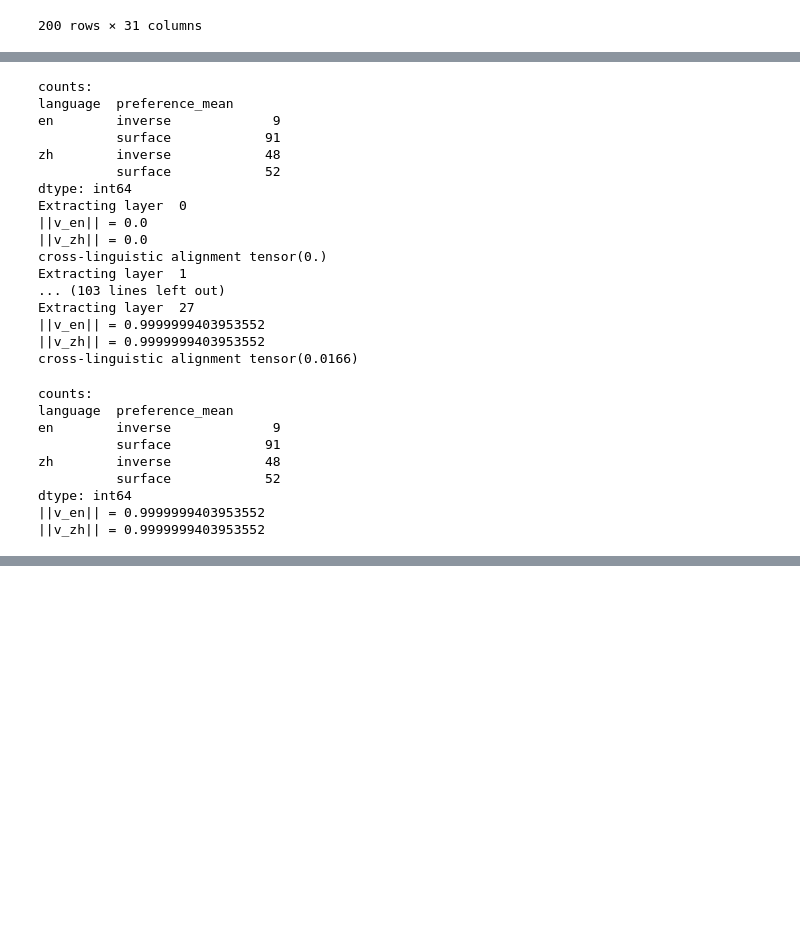
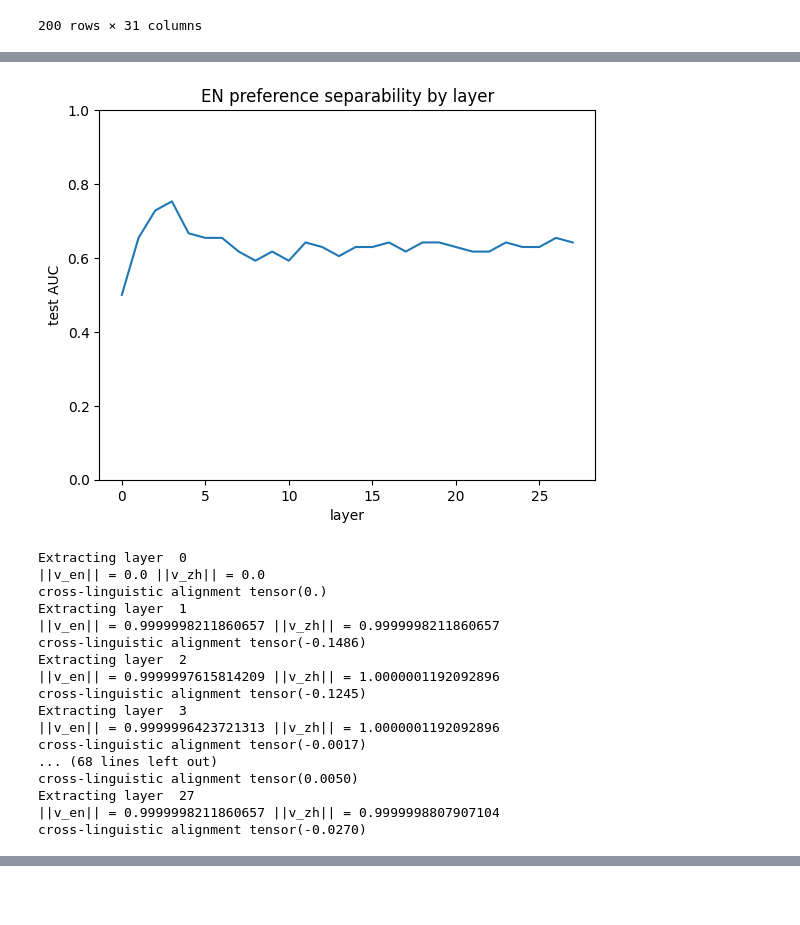
Before and after one commit to Ky-Ng/multilingual-semantics-probe, a Jupyter notebook: steering_vector.ipynb, the cells around one changed output, grey strips where cells are left out. Cells and saved outputs as stored; diff of their text form; code cells hidden in the pictures; blank space fills up the shorter version.

```diff
--- a/steering_vector.ipynb
+++ b/steering_vector.ipynb
@@ -248,39 +318,51 @@ def plot_separability_hist(
+# %%
+import matplotlib.pyplot as plt
+
+aucs_en = sweep_layers_auc(model, df_train, df_test, language="en")
+plt.figure()
+plt.plot(range(len(aucs_en)), aucs_en)
+plt.ylim(0.0, 1.0)
+plt.xlabel("layer")
+plt.ylabel("test AUC")
+plt.title("EN preference separability by layer")
+plt.show()
+# %% [output]
+[figure, added]
 # %%
-print("counts:")
-print(df.groupby(["language", "preference_mean"]).size())
+# print("counts:")
+# print(df.groupby(["language", "preference_mean"]).size())
 
 n_layers = model.cfg.n_layers
 for layer in range(n_layers):
 # for layer in [10, 11]:
     print("Extracting layer ", layer)
-    H = extract_H_one_layer(model, df, layer=layer)
-    v_en = fit_v_hat(H, df, language="en")
-    v_zh = fit_v_hat(H, df, language="zh")
+    H = extract_H_one_layer(model, df_test, layer=layer)
+    v_en = fit_v_hat(H, df_test, language="en")
+    v_zh = fit_v_hat(H, df_test, language="zh")
 
     # sanity check
-    print("||v_en|| =", v_en.norm().item())
-    print("||v_zh|| =", v_zh.norm().item())
+    print("||v_en|| =", v_en.norm().item(), "||v_zh|| =", v_zh.norm().item())
 
     print("cross-linguistic alignment", torch.dot(v_en, v_zh))
-    save_root = Path(f"results/plots/{MODEL_NAME}")
+    save_root = Path(f"results/plots/{MODEL_NAME}/test")
     save_root.mkdir(parents=True, exist_ok=True)
-    plot_separability_hist(H, df, v_en, language="en", title=f"Layer {layer}: v_en separation for EN data", save_path=save_root / f"en/layer_{layer:02d}_en_hist.png")
-    plot_separability_hist(H, df, v_zh, language="zh", title=f"Layer {layer}: v_zh separation for ZH data", save_path=save_root / f"zh/layer_{layer:02d}_zh_hist.png")
+    plot_separability_hist(H, df_test, v_en, language="en", title=f"Layer {layer}: v_en separation for EN data", save_path=save_root / f"en/layer_{layer:02d}_en_hist.png")
+    plot_separability_hist(H, df_test, v_zh, language="zh", title=f"Layer {layer}: v_zh separation for ZH data", save_path=save_root / f"zh/layer_{layer:02d}_zh_hist.png")
 # %% [output]
-counts:
-language  preference_mean
-en        inverse             9
-          surface            91
-zh        inverse            48
-          surface            52
-dtype: int64
 Extracting layer  0
-||v_en|| = 0.0
-||v_zh|| = 0.0
+||v_en|| = 0.0 ||v_zh|| = 0.0
 cross-linguistic alignment tensor(0.)
 Extracting layer  1
-... (103 lines left out)
+||v_en|| = 0.9999998211860657 ||v_zh|| = 0.9999998211860657
+cross-linguistic alignment tensor(-0.1486)
+Extracting layer  2
+||v_en|| = 0.9999997615814209 ||v_zh|| = 1.0000001192092896
+cross-linguistic alignment tensor(-0.1245)
+Extracting layer  3
+||v_en|| = 0.9999996423721313 ||v_zh|| = 1.0000001192092896
+cross-linguistic alignment tensor(-0.0017)
+... (68 lines left out)
+cross-linguistic alignment tensor(0.0050)
 Extracting layer  27
-||v_en|| = 0.9999999403953552
-||v_zh|| = 0.9999999403953552
-cross-linguistic alignment tensor(0.0166)
+||v_en|| = 0.9999998211860657 ||v_zh|| = 0.9999998807907104
+cross-linguistic alignment tensor(-0.0270)
@@ -290,15 +368,0 @@ v_zh = fit_v_hat(H, df, language="zh")
-# %%
-print("counts:")
-print(df.groupby(["language", "preference_mean"]).size())
-print("||v_en|| =", v_en.norm().item())
-print("||v_zh|| =", v_zh.norm().item())
-# %% [output]
-counts:
-language  preference_mean
-en        inverse             9
-          surface            91
-zh        inverse            48
-          surface            52
-dtype: int64
-||v_en|| = 0.9999999403953552
-||v_zh|| = 0.9999999403953552
```
Also changed, not shown: parts of 7 cells of this notebook.
